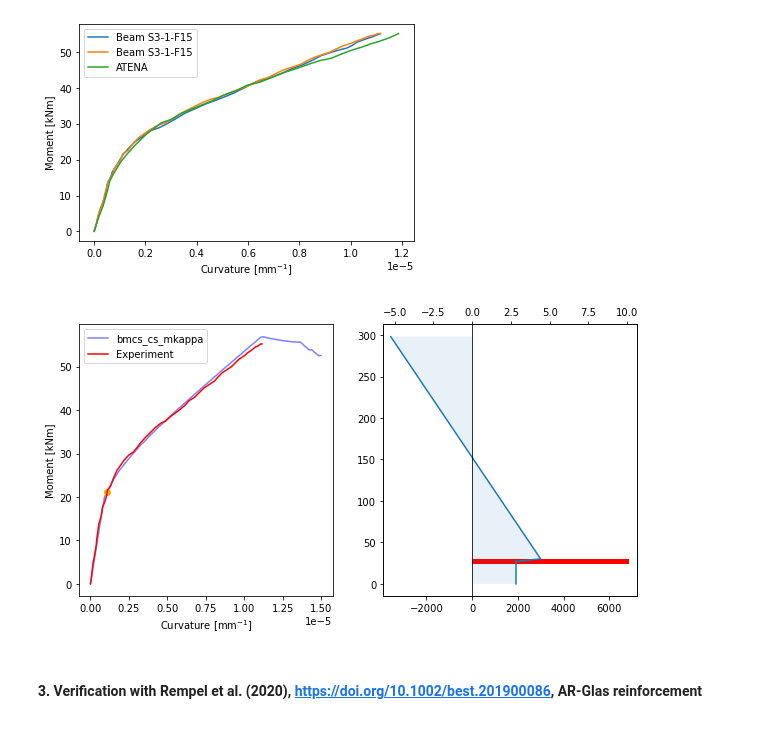
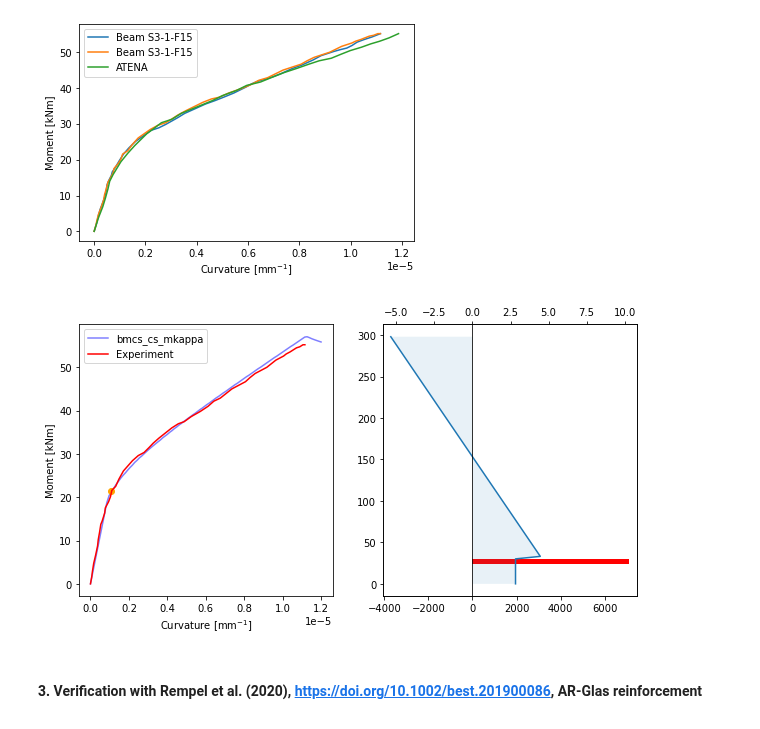
Before and after one commit to rosoba/bmcs_cross_section, a Jupyter notebook: notebooks/mkappa/mkappa_verification.ipynb, the cells around one changed output. Saved outputs shown, nothing was run; the diff lists cells and outputs as text; code cells hidden in the pictures.

```diff
--- a/notebooks/mkappa/mkappa_verification.ipynb
+++ b/notebooks/mkappa/mkappa_verification.ipynb
@@ -162,27 +162,27 @@ plt.legend(); plt.ylabel('Moment [kNm]'); plt.xlabel('Curvature [mm$^{-1}$]');
 # %%
 mc = MKappa(n_m=100, n_kappa = 100)
 mc.kappa_slider = 0.000001
 mc.low_kappa = 0
-mc.high_kappa = 15e-6
+mc.high_kappa = 12e-6
 map_and_assign_params_for_rectangular_section(mc,
     beta_tu = 19,  # SUPPOSED because it's missing
         b = 284,
         h = 298,
         E = 34000,
         E_s = 203000,
         f_sy = 560,
         eps_cr = 0.000132,
         rho = 0.003,
         v_f = 0.015,
         omega = 11.6,
         psi = 20.9,
         mu = 0.63,
         alpha = 0.91,
         lambda_cu = 26.5)
 # plot(mc)
 plot_mk_ver(mc, ver_data1)
 # %% [output]
-[figure, old version]
+[figure, new version]
 # %% [markdown]
 #### 3. Verification with Rempel et al. (2020), https://doi.org/10.1002/best.201900086, AR-Glas reinforcement
 ![Rempel_2018_4-12.jpg](attachment:Rempel_2018_4-12.jpg)
```
Also changed, not shown: parts of 11 cells of this notebook, 1 other file.
